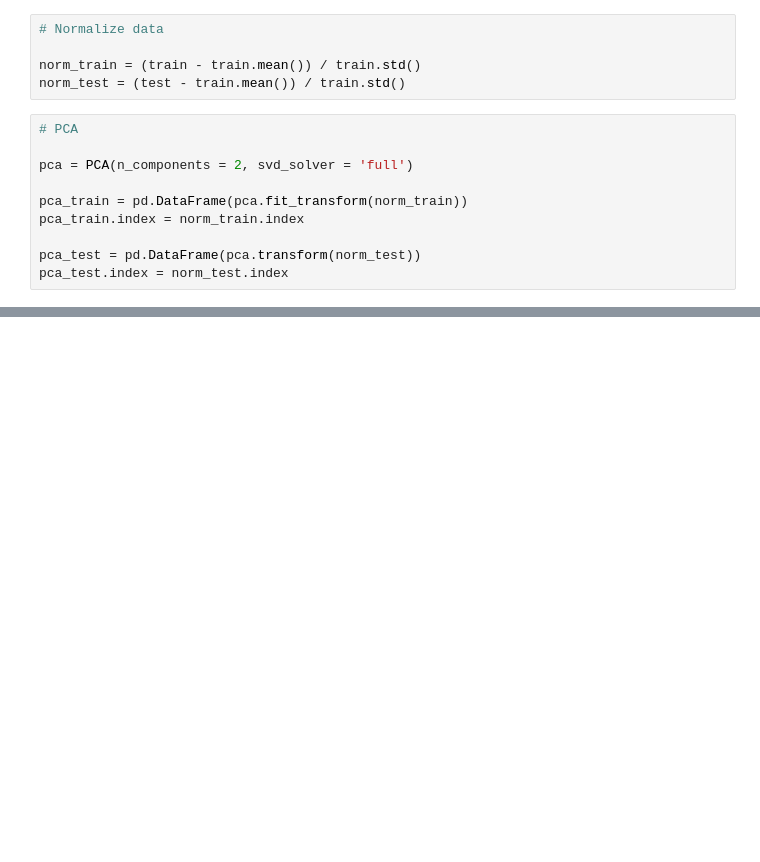
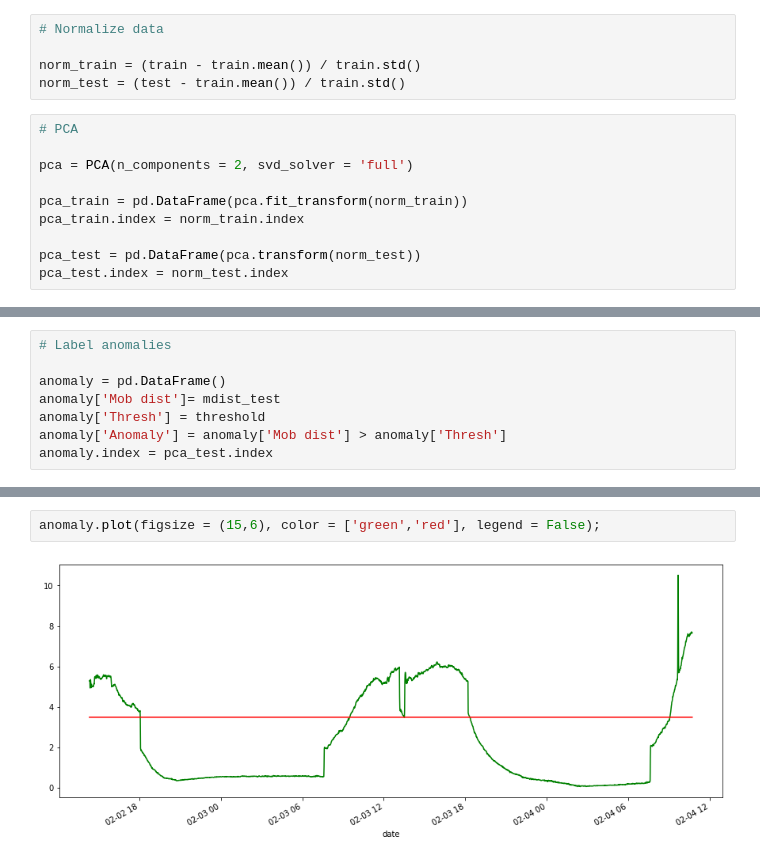
Before and after one commit to santitellez/Mahalanobis-AD, a Jupyter notebook: Mahalanobis-AD.ipynb, the cells around one changed output, grey strips where cells are left out. Drawn from its saved outputs; the diff is of its cells as text; blank space fills up the shorter version.

```diff
--- a/Mahalanobis-AD.ipynb
+++ b/Mahalanobis-AD.ipynb
@@ -72,0 +99,8 @@ np.array(pca_train.values).shape
+# %%
+# Label anomalies
+
+anomaly = pd.DataFrame()
+anomaly['Mob dist']= mdist_test
+anomaly['Thresh'] = threshold
+anomaly['Anomaly'] = anomaly['Mob dist'] > anomaly['Thresh']
+anomaly.index = pca_test.index
@@ -72,0 +115,4 @@ np.array(pca_train.values).shape
+# %%
+anomaly.plot(figsize = (15,6), color = ['green','red'], legend = False);
+# %% [output]
+[figure, added]
```
Also changed, not shown: parts of 10 cells of this notebook.
